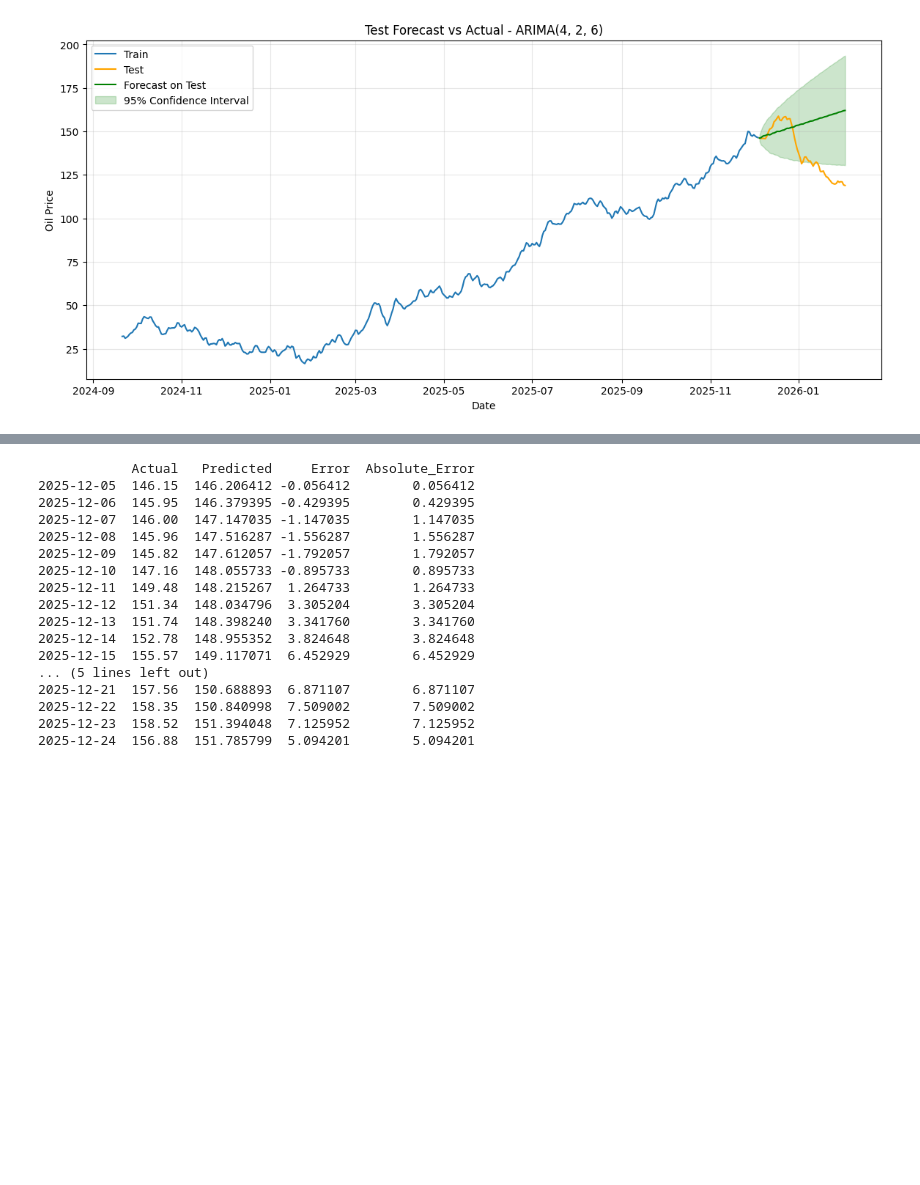
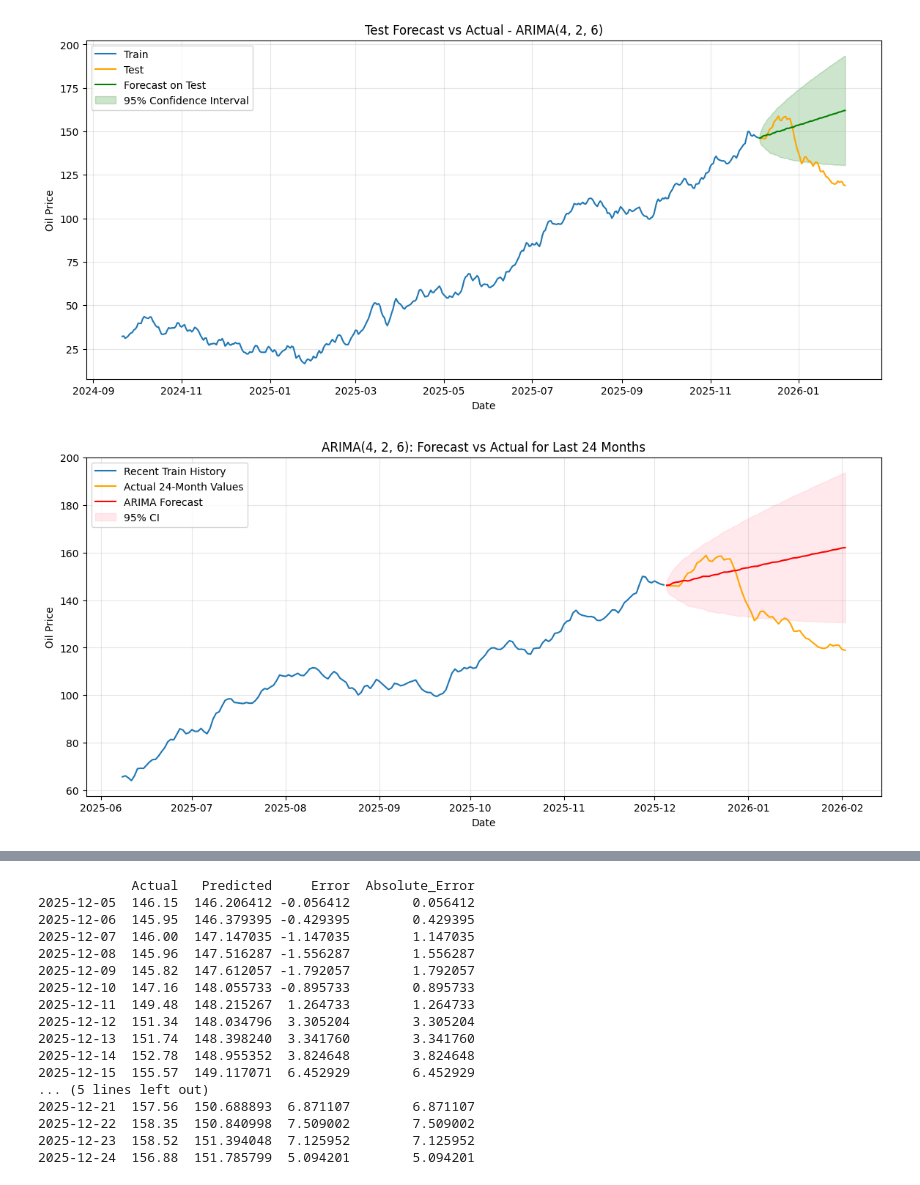
Before and after one commit to ansmalik67/time_series_analysis, a Jupyter notebook: Time_Series_Analysis_Assignment.ipynb, the cells around one changed output, grey strips where cells are left out. Saved outputs shown, nothing was run; the diff lists cells and outputs as text; code cells hidden in the pictures; blank space fills up the shorter version.

Commit message:
update the Arima model forcasting

```diff
--- a/Time_Series_Analysis_Assignment.ipynb
+++ b/Time_Series_Analysis_Assignment.ipynb
@@ -612,3 +612,30 @@ plt.show()
 Test RMSE: 23.9591
 Test MAE : 19.0998
 [figure]
+# %%
+# ============================================================
+# ACTUAL VS FORECAST FOR LAST 24 MONTHS
+# ============================================================
+
+plt.figure(figsize=(14, 6))
+plt.plot(train.index[-180:], train[-180:], label="Recent Train History", color="tab:blue")
+plt.plot(test.index, test, label="Actual 24-Month Values", color="orange")
+plt.plot(test.index, test_forecast_mean, label="ARIMA Forecast", color="red")
+
+plt.fill_between(
+    test.index,
+    test_forecast_ci.iloc[:, 0],
+    test_forecast_ci.iloc[:, 1],
+    color="pink",
+    alpha=0.35,
+    label="95% CI"
+)
+
+plt.title(f"ARIMA{best_order}: Forecast vs Actual for Last 24 Months")
+plt.xlabel("Date")
+plt.ylabel("Oil Price")
+plt.legend()
+plt.grid(True, alpha=0.3)
+plt.show()
+# %% [output]
+[figure, added]
```
Also changed, not shown: parts of 12 cells of this notebook.
